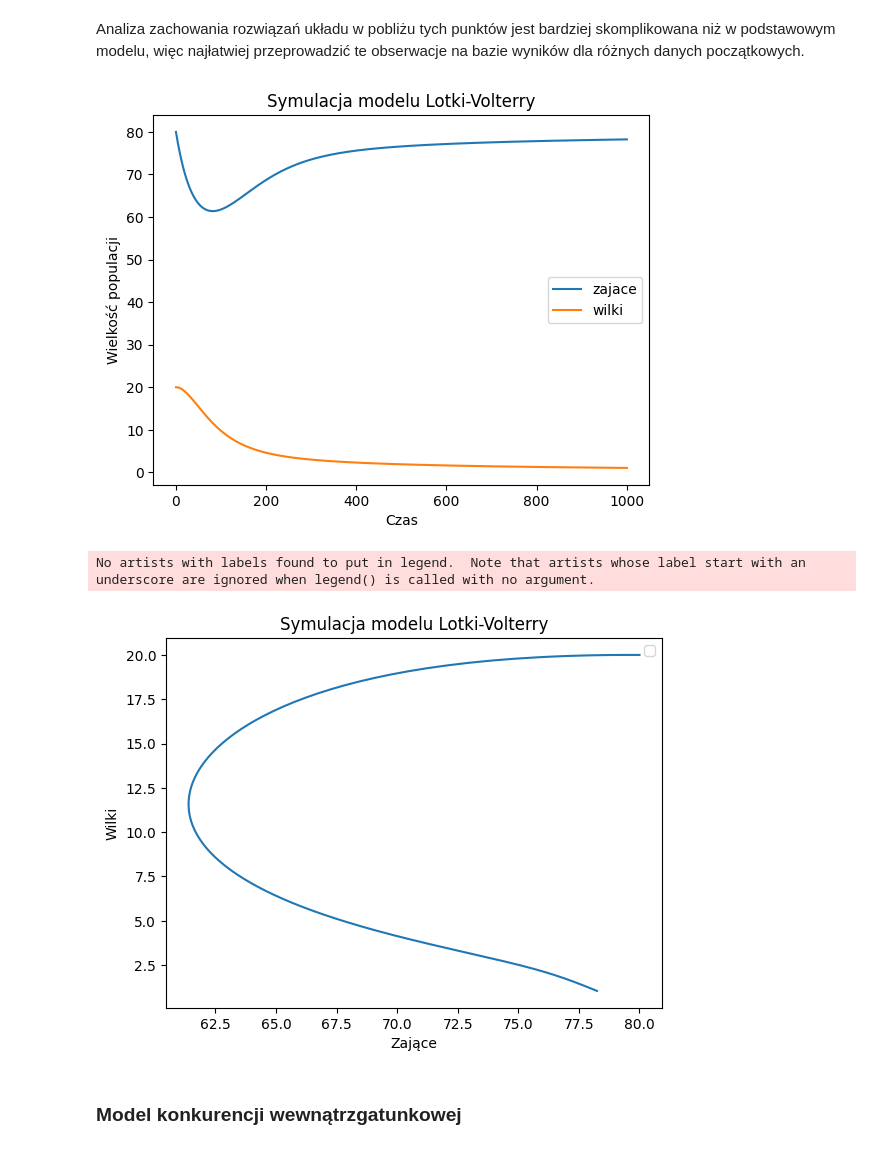
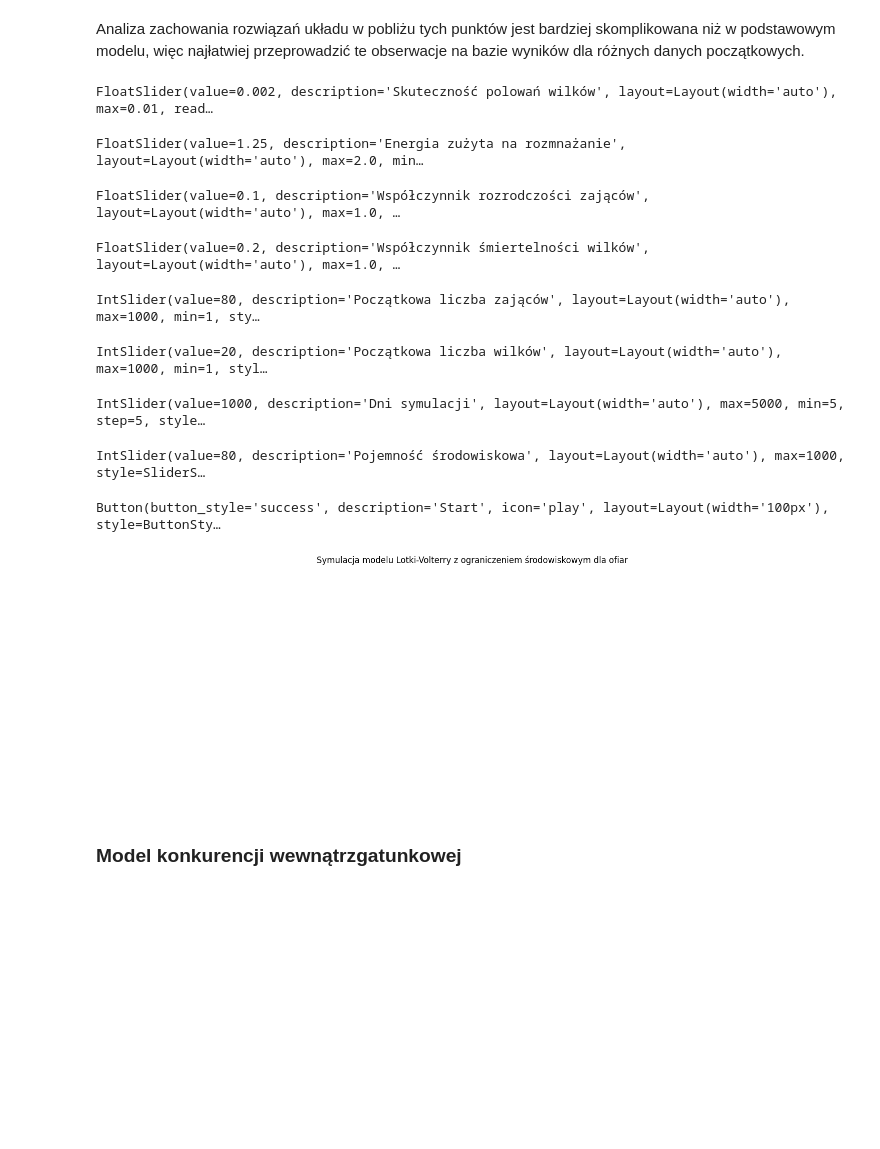
Before and after one commit to rafglo/ODE, a Jupyter notebook: projekt.ipynb, the cells around one changed output. Saved outputs shown, nothing was run; the diff lists cells and outputs as text; code cells hidden in the pictures; blank space fills up the shorter version.

```diff
--- a/projekt.ipynb
+++ b/projekt.ipynb
@@ -548,33 +592,3 @@ def populacje2(Z_0, W_0, a, b, r, s, n, h, K):
         zajace.append(Z+(r*Z*(1-Z/K) - a*Z*W)*h)
         wilki.append(W+(-s*W + b*a*Z*W)*h)
     return zajace, wilki
-# %%
-import matplotlib.pyplot as plt
-a = 0.002
-b = 1.25
-r = 0.1
-s = 0.2
-n = 1000
-h = 0.2
-K = 80
-ts = [i for i in range(0, n+1)]
-zajace, wilki = populacje2(80, 20, a, b, r, s, n, h, K)
-plt.plot(ts, zajace, label="zajace")
-plt.plot(ts, wilki, label="wilki")
-plt.xlabel("Czas")
-plt.ylabel("Wielkość populacji")
-plt.legend(loc="best")
-plt.title("Symulacja modelu Lotki-Volterry")
-plt.show()
-# %% [output]
-[figure, removed]
-# %%
-plt.plot(zajace, wilki)
-plt.xlabel("Zające")
-plt.ylabel("Wilki")
-plt.legend(loc="best")
-plt.title("Symulacja modelu Lotki-Volterry")
-plt.show()
-# %% [output]
-No artists with labels found to put in legend.  Note that artists whose label start with an underscore are ignored when legend() is called with no argument.
-[figure, removed]
@@ -581,3 +724,40 @@ No artists with labels found to put in legend.  Note that artists whose label st
+# %%
+def start_click2(b):
+    Z2 = slider_Z2.value
+    W2 = slider_W2.value
+    a2 = slider_a2.value
+    b2 = slider_b2.value
+    r2 = slider_r2.value
+    s2 = slider_s2.value
+    n2 = slider_n2.value
+    K = slider_K.value
+    h2 = 0.2
+    zajace, wilki = populacje2(Z2, W2, a2, b2, r2, s2, n2, h2, K)
+
+    k = 5
+    v2 = n2/k
+    loop = asyncio.get_event_loop()
+    loop.create_task(update(zajace, wilki, v2, k))
+
+start_button2 = Button(description="Start", icon='play', button_style="success", layout=Layout(width='100px'))
+start_button2.on_click(start_click2)
+# %%
+import asyncio
+%matplotlib widget
+fig3 =plt.figure(figsize=(15, 5))
+fig3.suptitle("Symulacja modelu Lotki-Volterry z ograniczeniem środowiskowym dla ofiar")
+display(slider_a2, slider_b2, slider_r2, slider_s2, slider_Z2, slider_W2, slider_n2, slider_K, start_button2)
+# %% [output]
+FloatSlider(value=0.002, description='Skuteczność polowań wilków', layout=Layout(width='auto'), max=0.01, read…
+FloatSlider(value=1.25, description='Energia zużyta na rozmnażanie', layout=Layout(width='auto'), max=2.0, min…
+FloatSlider(value=0.1, description='Współczynnik rozrodczości zająców', layout=Layout(width='auto'), max=1.0, …
+FloatSlider(value=0.2, description='Współczynnik śmiertelności wilków', layout=Layout(width='auto'), max=1.0, …
+IntSlider(value=80, description='Początkowa liczba zająców', layout=Layout(width='auto'), max=1000, min=1, sty…
+IntSlider(value=20, description='Początkowa liczba wilków', layout=Layout(width='auto'), max=1000, min=1, styl…
+IntSlider(value=1000, description='Dni symulacji', layout=Layout(width='auto'), max=5000, min=5, step=5, style…
+IntSlider(value=80, description='Pojemność środowiskowa', layout=Layout(width='auto'), max=1000, style=SliderS…
+Button(button_style='success', description='Start', icon='play', layout=Layout(width='100px'), style=ButtonSty…
+[figure, added]
 # %% [markdown]
 ### **Model konkurencji wewnątrzgatunkowej**
 # %% [markdown]
```
Also changed, not shown: parts of 43 cells of this notebook.
